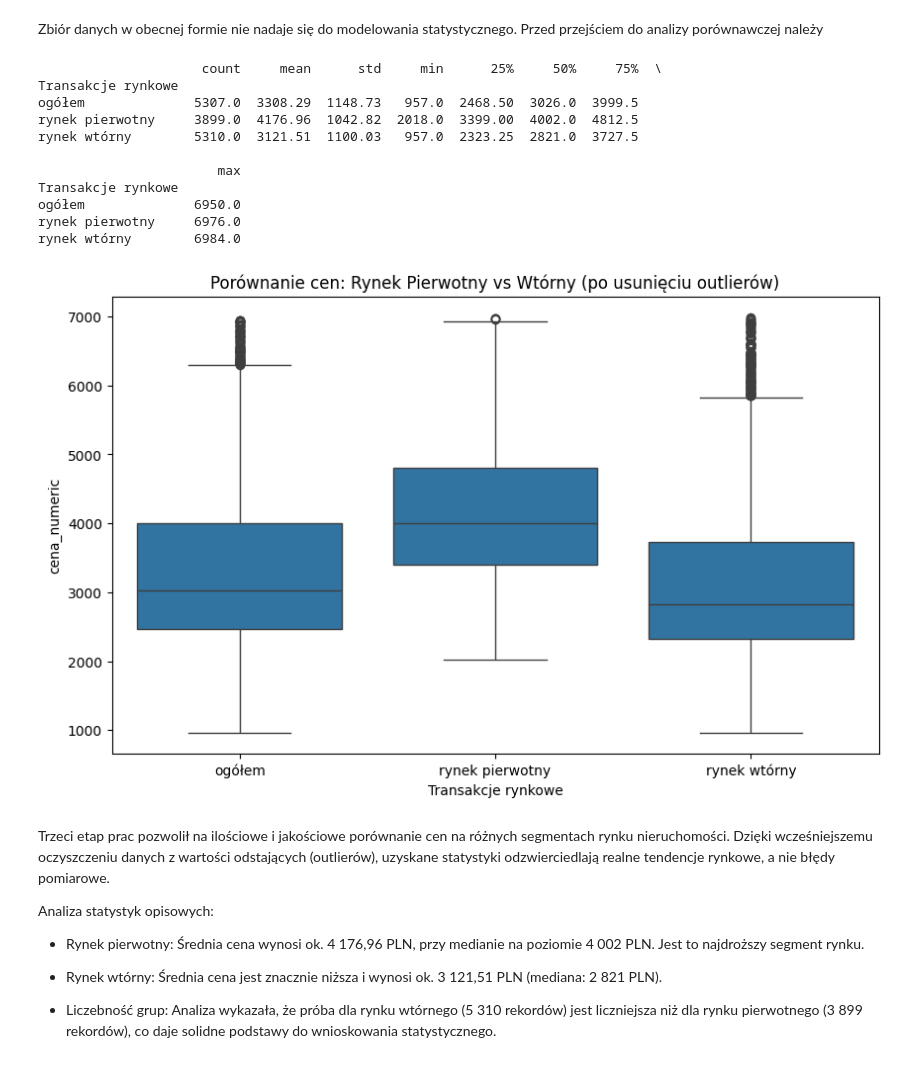
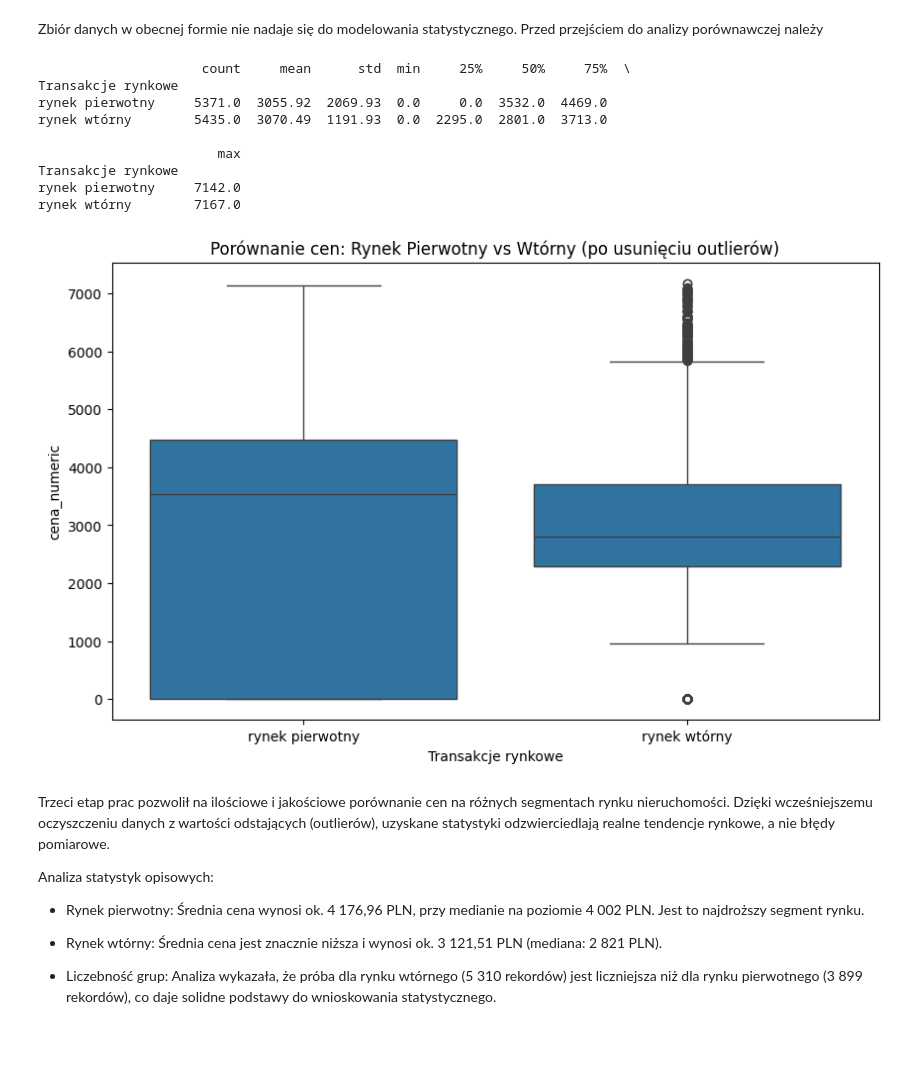
Before and after one commit to MatiMajewski/Beginners, a Jupyter notebook: Podejście2.ipynb, the cells around one changed output. Drawn from its saved outputs; the diff is of its cells as text; code cells hidden in the pictures.

```diff
--- a/Podejście2.ipynb
+++ b/Podejście2.ipynb
@@ -24,7 +24,7 @@ import pandas as pd
 import numpy as np
 
 # 1. Ładowanie
-df_org = pd.read_excel('RYNEK_NIER.xlsx', header=0)
+df_org = pd.read_excel('/content/RYNEK_NIER.xlsx', header=0)
 df = df_org.copy()
 
 
@@ -63,32 +63,51 @@ dtype: int64
 ['ogółem' 'rynek pierwotny' 'rynek wtórny']
 # %% [markdown]
 Zbiór danych w obecnej formie nie nadaje się do modelowania statystycznego. Przed przejściem do analizy porównawczej należy
-# %%
-import seaborn as sns
-import matplotlib.pyplot as plt
-
-# Statystyki opisowe
-stats_desc = df_final.groupby('Transakcje rynkowe')['cena_numeric'].describe().round(2)
-print(stats_desc)
-
-# Wizualizacja rozkładu
-plt.figure(figsize=(10, 6))
-sns.boxplot(data=df_final, x='Transakcje rynkowe', y='cena_numeric')
-plt.title("Porównanie cen: Rynek Pierwotny vs Wtórny (po usunięciu outlierów)")
-plt.show()
-# %% [output]
-                     count     mean      std     min      25%     50%     75%  \
-Transakcje rynkowe
-ogółem              5307.0  3308.29  1148.73   957.0  2468.50  3026.0  3999.5
-rynek pierwotny     3899.0  4176.96  1042.82  2018.0  3399.00  4002.0  4812.5
-rynek wtórny        5310.0  3121.51  1100.03   957.0  2323.25  2821.0  3727.5
-
-                       max
-Transakcje rynkowe
-ogółem              6950.0
-rynek pierwotny     6976.0
-rynek wtórny        6984.0
-[figure, removed]
+# %%
+import seaborn as sns
+import matplotlib.pyplot as plt
+import pandas as pd # Ensure pandas is imported for DataFrame operations
+
+# Ensure df_clean exists from previous steps (if not, this would require running earlier cells)
+# Assuming df is available from cell MiFCFIu0XWc0, define df_clean here if it's not defined
+df_clean = df.dropna(subset=['cena_numeric'])
+
+# Filter out 'ogółem' as it's not a primary/secondary market for comparison in this context
+df_temp = df_clean[df_clean['Transakcje rynkowe'] != 'ogółem'].copy()
+
+# Remove outliers using the Interquartile Range (IQR) method for 'cena_numeric'
+Q1 = df_temp['cena_numeric'].quantile(0.25)
+Q3 = df_temp['cena_numeric'].quantile(0.75)
+IQR = Q3 - Q1
+
+# Define bounds for outliers (1.5 * IQR below Q1 or above Q3)
+lower_bound = Q1 - 1.5 * IQR
+upper_bound = Q3 + 1.5 * IQR
+
+# Filter out outliers to create df_final
+df_final = df_temp[(df_temp['cena_numeric'] >= lower_bound) & (df_temp['cena_numeric'] <= upper_bound)]
+
+
+# Statystyki opisowe
+stats_desc = df_final.groupby('Transakcje rynkowe')['cena_numeric'].describe().round(2)
+print(stats_desc)
+
+# Wizualizacja rozkładu
+plt.figure(figsize=(10, 6))
+sns.boxplot(data=df_final, x='Transakcje rynkowe', y='cena_numeric')
+plt.title("Porównanie cen: Rynek Pierwotny vs Wtórny (po usunięciu outlierów)")
+plt.show()
+# %% [output]
+                     count     mean      std  min     25%     50%     75%  \
+Transakcje rynkowe
+rynek pierwotny     5371.0  3055.92  2069.93  0.0     0.0  3532.0  4469.0
+rynek wtórny        5435.0  3070.49  1191.93  0.0  2295.0  2801.0  3713.0
+
+                       max
+Transakcje rynkowe
+rynek pierwotny     7142.0
+rynek wtórny        7167.0
+[figure, added]
 # %% [markdown]
 Trzeci etap prac pozwolił na ilościowe i jakościowe porównanie cen na różnych segmentach rynku nieruchomości. Dzięki wcześniejszemu oczyszczeniu danych z wartości odstających (outlierów), uzyskane statystyki odzwierciedlają realne tendencje rynkowe, a nie błędy pomiarowe.
 
```
